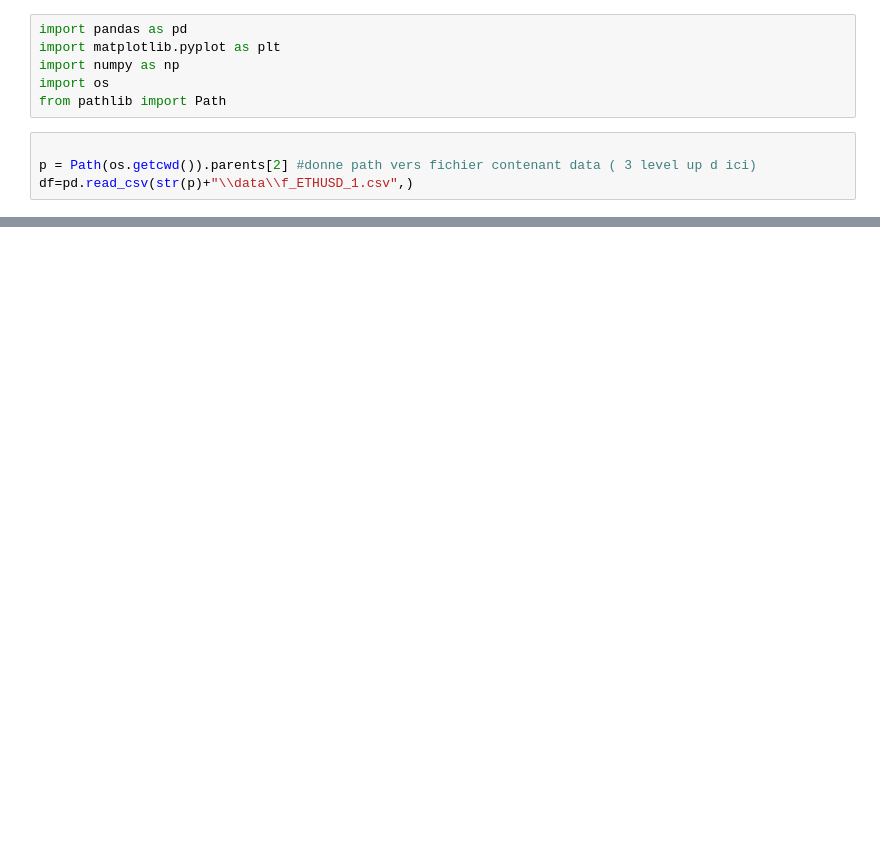
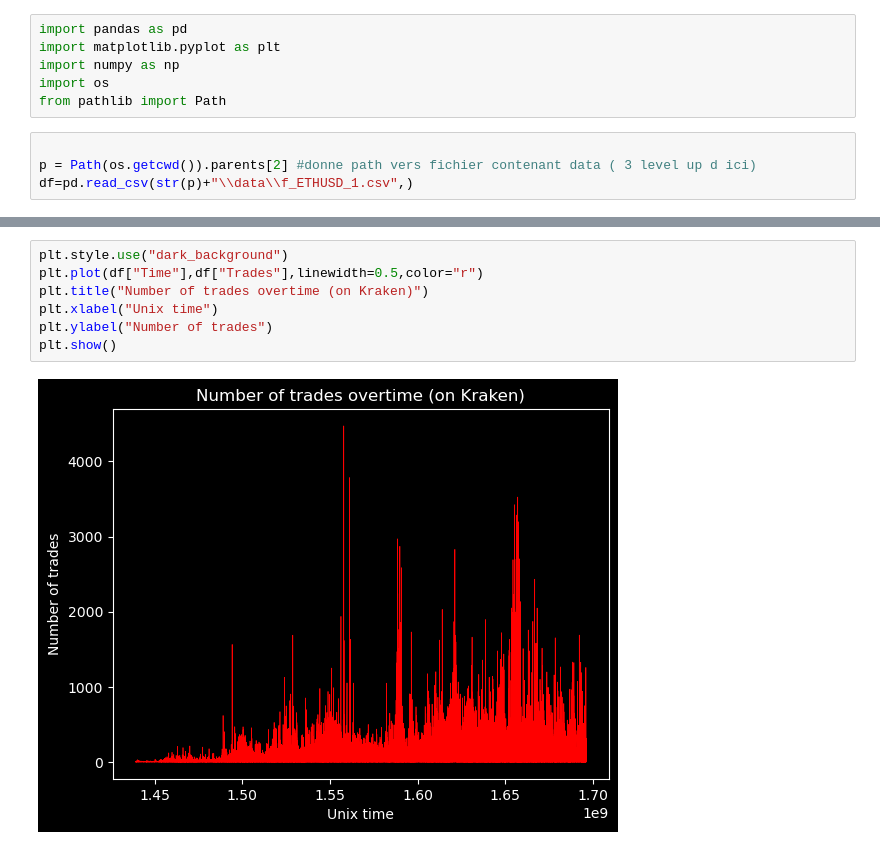
Before and after one commit to beaurm/projet_crypto, a Jupyter notebook: code/analyse/a_ETHUSD_1.ipynb, the cells around one changed output, grey strips where cells are left out. Saved outputs shown, nothing was run; the diff lists cells and outputs as text; blank space fills up the shorter version.

```diff
--- a/code/analyse/a_ETHUSD_1.ipynb
+++ b/code/analyse/a_ETHUSD_1.ipynb
@@ -26,0 +44,9 @@ df
+# %%
+plt.style.use("dark_background")
+plt.plot(df["Time"],df["Trades"],linewidth=0.5,color="r")
+plt.title("Number of trades overtime (on Kraken)")
+plt.xlabel("Unix time")
+plt.ylabel("Number of trades")
+plt.show()
+# %% [output]
+[figure, added]
```
Also changed, not shown: parts of 4 cells of this notebook.
